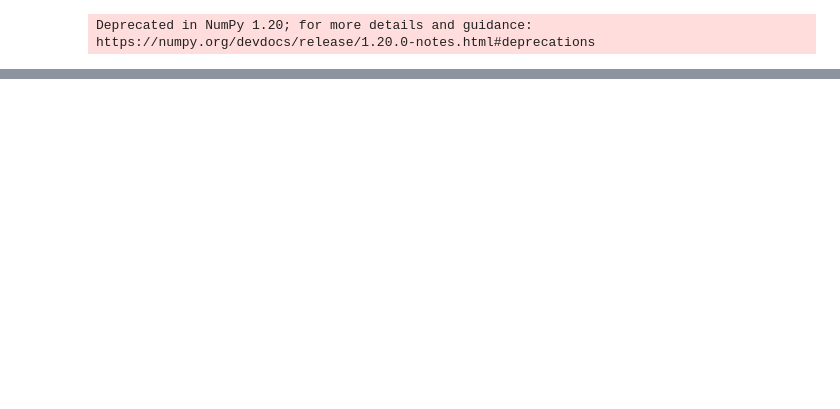
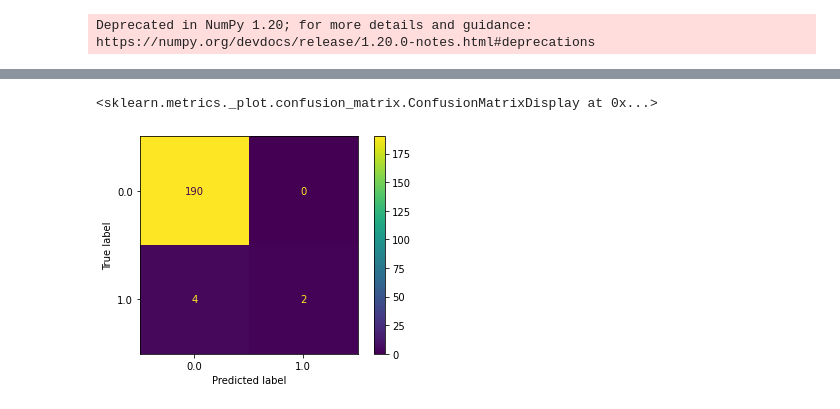
Before and after one commit to The1per/spikes_notebooks, a Jupyter notebook: yasa_model.ipynb, the cells around one changed output, grey strips where cells are left out. Cells and saved outputs as stored; diff of their text form; code cells hidden in the pictures; blank space fills up the shorter version.

```diff
--- a/yasa_model.ipynb
+++ b/yasa_model.ipynb
@@ -260,2 +281,19 @@ get_metrics(cm)
  'recall': 0.0,
  'f_score': nan}
+# %%
+# Define hyper-parameters
+params = dict(
+    boosting_type='gbdt',
+    n_estimators=400,
+    max_depth=5,
+    num_leaves=90,
+    colsample_bytree=0.5,
+    importance_type='gain',
+)
+clf = LGBMClassifier(**params)
+clf.fit(X_train, y_train)
+y_pred = clf.predict(X_test)
+plot_confusion_matrix(clf, X_test, y_test)
+# %% [output]
+<sklearn.metrics._plot.confusion_matrix.ConfusionMatrixDisplay at 0x...>
+[figure, added]
```
Also changed, not shown: parts of 17 cells of this notebook.
